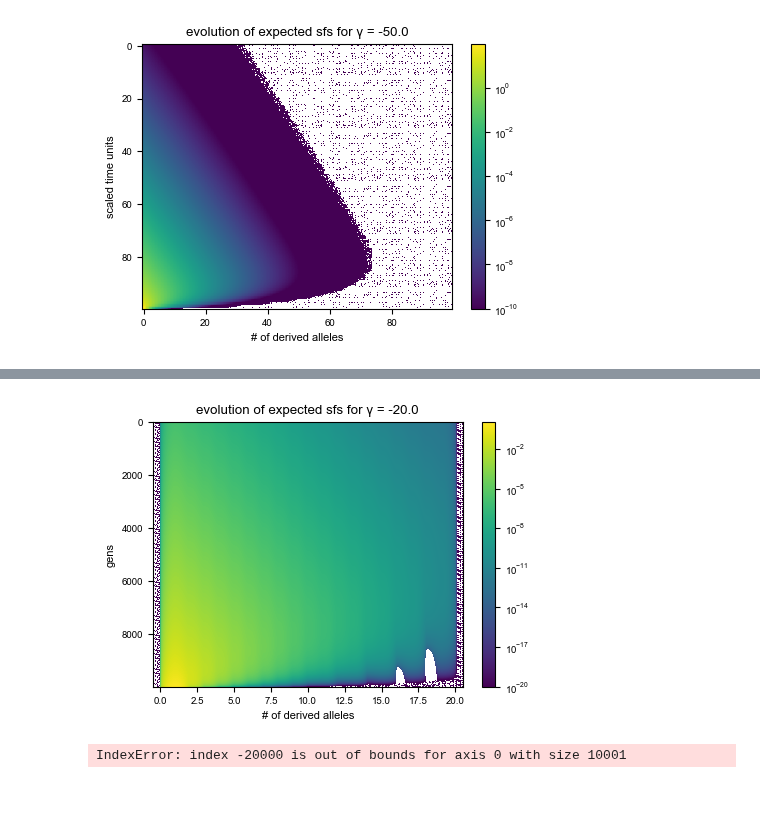
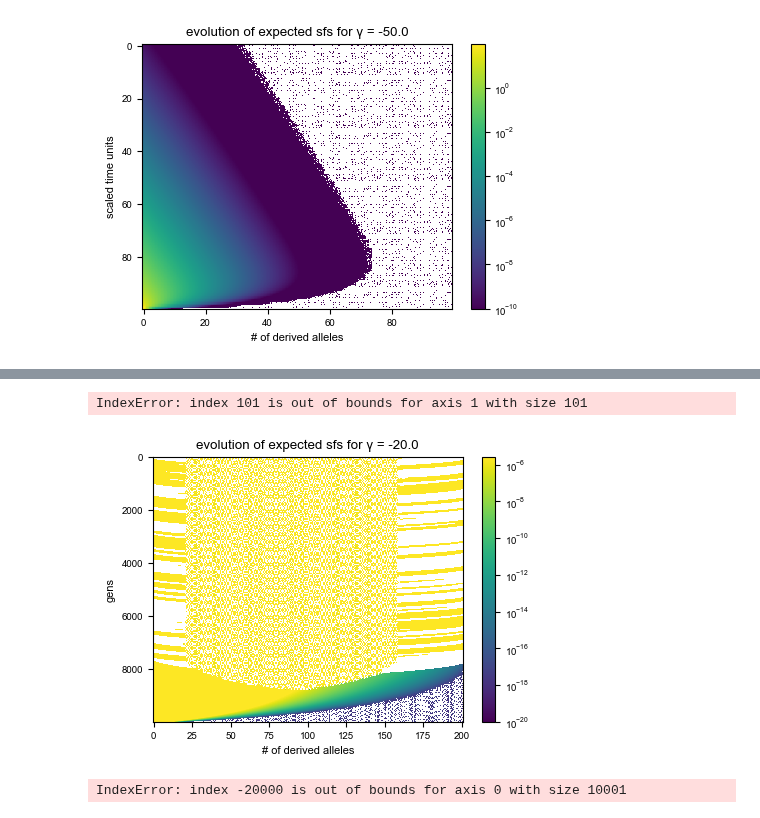
Before and after one commit to VivaswatS/selCoefEst, a Jupyter notebook: mom-framework.ipynb, the cells around one changed output, grey strips where cells are left out. Saved outputs shown, nothing was run; the diff lists cells and outputs as text; code cells hidden in the pictures.

Commit message:
working C-N method for integration - need more thorough checking

```diff
--- a/mom-framework.ipynb
+++ b/mom-framework.ipynb
@@ -26,10 +33,10 @@ plt.rcParams["figure.figsize"] = [5, 3.5]
 plt.rcParams["figure.dpi"] = 110
 plt.rcParams.update({"figure.facecolor": "white"})
 # %%
-N = 5000
+N = 2500
 s = -10/N # 25/N -> gamma = 50 - strong selection
 mu = 1.25e-8 # human mutation rate
-n = 40 # 2 * # of inds sampled, diploid
+n = 200 # 2 * # of inds sampled, diploid
 
 # start in generation 10 so generation 11 has all zeros (going back in time)
 tot_gen = 10000
@@ -66,7 +73,9 @@ def calcJK13(n):
     return J
 # %%
 ## testbed for a single realization of gen = t
-mom[tot_gen,1] = 1 # singleton input
+mom[tot_gen,1] = n*mu # singleton input
+
+J = calcJK13(n)
 
 # going from generation 9 to 0
 for gen in np.arange(tot_gen)[::-1]:
@@ -149,33 +158,46 @@ D = 0.25/N * calcD(n+1)
 # %%
-## testbed for a single realization of gen = t
-mom[tot_gen,1] = n*1 # singleton input
+## testbed for a single realization of gen = t & the Crank-Nicolson method
+mom[100,1] = n*1 # singleton input
+
+dt = 1
+
+D = 0.25/N * calcD(n+1)
+J = calcJK13(n+1)
+S = 0.5 * s * calcS(n+1, J)
+
+# if N is same across all gens then only have to do this once
+slv = linalg.factorized(sp.sparse.identity(S.shape[0], dtype="float", format="csc") - dt / 2.0 * (D + S))
+Q = sp.sparse.identity(S.shape[0], dtype="float", format="csc") + dt / 2.0 * (D + S)
 
 # going from generation 9 to 0
-for gen in np.arange(tot_gen)[::-1]:
+for gen in np.arange(100)[::-1]:
 
-    momkp1[gen,iter] = mom[gen+1,iter] + ((D[iter,] + S[iter,]) @ mom[gen+1,])
-    # momkp1[gen,0] = momkp1[gen,n] = 0.0
+    # momkp1[gen,iter] = mom[gen+1,iter] + ((D[iter,] + S[iter,]) @ mom[gen+1,])
+    momkp1[gen,iter] = mom[gen+1,iter] + slv(Q.dot(mom[gen+1,iter]))
+    momkp1[gen,0] = momkp1[gen,n] = 0.0
 
     mom[gen,] = deepcopy(momkp1[gen,])
+# %% [output]
+IndexError: index 101 is out of bounds for axis 1 with size 101
 # %%
+# plt.figure(dpi=100)
+# plt.imshow((mom2[-10000:,:]),aspect='auto',norm=colors.LogNorm(vmin=1e-20))
+# plt.xlabel('# of derived alleles'); plt.ylabel('gens'); plt.title('evolution of expected sfs for γ = {}'.format(s*2*N))
+# plt.colorbar(); plt.show()
+
 plt.figure(dpi=100)
-plt.imshow((mom2[-10000:,:]),aspect='auto',norm=colors.LogNorm(vmin=1e-20))
+plt.imshow((mom[-10000:,:]),aspect='auto',norm=colors.LogNorm(vmax=n*mu,vmin=1e-20))
 plt.xlabel('# of derived alleles'); plt.ylabel('gens'); plt.title('evolution of expected sfs for γ = {}'.format(s*2*N))
 plt.colorbar(); plt.show()
-
-# plt.figure(dpi=100)
-# plt.imshow((mom[-10000:,:]),aspect='auto',norm=colors.LogNorm(vmax=1,vmin=1e-10))
-# plt.xlabel('# of derived alleles'); plt.ylabel('gens'); plt.title('evolution of expected sfs for γ = {}'.format(s*2*N))
-# plt.colorbar(); plt.show()
 
 # plt.figure(dpi=90)
 # plt.scatter(np.arange(tot_gen+1)[::-1][-100000:],(np.sum(mom[-100000:,:],axis=1)),alpha=0.7,color='k')
 # plt.loglog(); plt.xlabel('gens'); plt.ylabel('exp # of seg sites')
 # plt.axhline(n*1, color='red', ls='--',label='sample scaled mutation rate')
 # plt.axvline(0.5*N, color='grey',label='N/2'); plt.legend()
 # plt.axvline(tot_gen-np.max(np.where(np.sum(mom,axis=1)<0)), color='coral', ls='-.')
 # %% [output]
-[figure, old version]
+[figure, new version]
 # %%
 # plt.hist(np.ravel(mom[8000:10000,30:]))
 plt.scatter(np.arange(1,n+1),mom[-20000,1:],color='grey',label='iterate')
```
Also changed, not shown: parts of 50 cells of this notebook, 1 other file.
